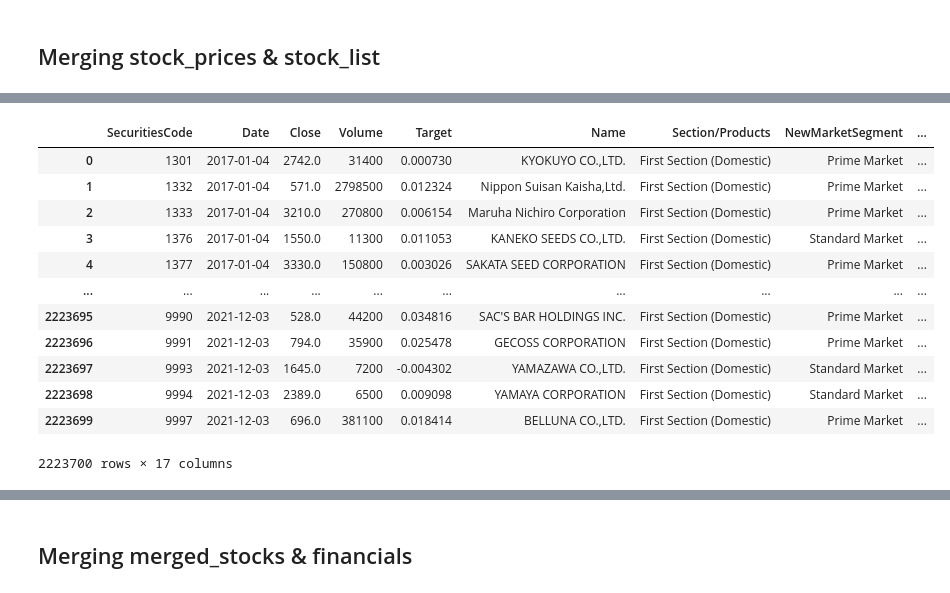
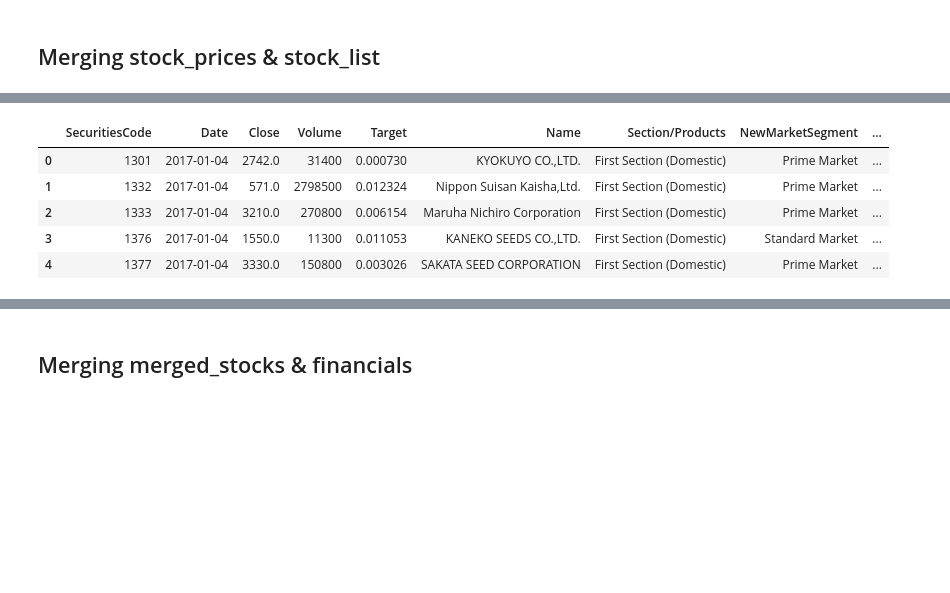
Before and after one commit to ofirnesher-nemodata/jpx-tokyo-stock-exchange-prediction, a Jupyter notebook: eda.ipynb, the cells around one changed output, grey strips where cells are left out. Saved outputs shown, nothing was run; the diff lists cells and outputs as text; code cells hidden in the pictures; blank space fills up the shorter version.

```diff
--- a/eda.ipynb
+++ b/eda.ipynb
@@ -627,23 +613,16 @@ my_stock_prices
 # %%
 merged_stocks = my_stock_prices.merge(my_stock_list, on=['SecuritiesCode'], how='left')
 merged_stocks['Date'] = pd.to_datetime(merged_stocks['Date'])
 merged_stocks['Q'] = merged_stocks['Date'].dt.quarter
 merged_stocks['year'] = merged_stocks['Date'].dt.year
-merged_stocks
+merged_stocks.head()
 # %% [output]
 |  | SecuritiesCode | Date | Close | Volume | Target | Name | Section/Products | NewMarketSegment | ... |
 | 0 | 1301 | 2017-01-04 | 2742.0 | 31400 | 0.000730 | KYOKUYO CO.,LTD. | First Section (Domestic) | Prime Market | ... |
 | 1 | 1332 | 2017-01-04 | 571.0 | 2798500 | 0.012324 | Nippon Suisan Kaisha,Ltd. | First Section (Domestic) | Prime Market | ... |
 | 2 | 1333 | 2017-01-04 | 3210.0 | 270800 | 0.006154 | Maruha Nichiro Corporation | First Section (Domestic) | Prime Market | ... |
 | 3 | 1376 | 2017-01-04 | 1550.0 | 11300 | 0.011053 | KANEKO SEEDS CO.,LTD. | First Section (Domestic) | Standard Market | ... |
 | 4 | 1377 | 2017-01-04 | 3330.0 | 150800 | 0.003026 | SAKATA SEED CORPORATION | First Section (Domestic) | Prime Market | ... |
-| ... | ... | ... | ... | ... | ... | ... | ... | ... | ... |
-| 2223695 | 9990 | 2021-12-03 | 528.0 | 44200 | 0.034816 | SAC'S BAR HOLDINGS INC. | First Section (Domestic) | Prime Market | ... |
-| 2223696 | 9991 | 2021-12-03 | 794.0 | 35900 | 0.025478 | GECOSS CORPORATION | First Section (Domestic) | Prime Market | ... |
-| 2223697 | 9993 | 2021-12-03 | 1645.0 | 7200 | -0.004302 | YAMAZAWA CO.,LTD. | First Section (Domestic) | Standard Market | ... |
-| 2223698 | 9994 | 2021-12-03 | 2389.0 | 6500 | 0.009098 | YAMAYA CORPORATION | First Section (Domestic) | Standard Market | ... |
-| 2223699 | 9997 | 2021-12-03 | 696.0 | 381100 | 0.018414 | BELLUNA CO.,LTD. | First Section (Domestic) | Prime Market | ... |
-2223700 rows × 17 columns
 # %%
 merged_stocks.info()
 # %% [output]
```
Also changed, not shown: parts of 8 cells of this notebook.
